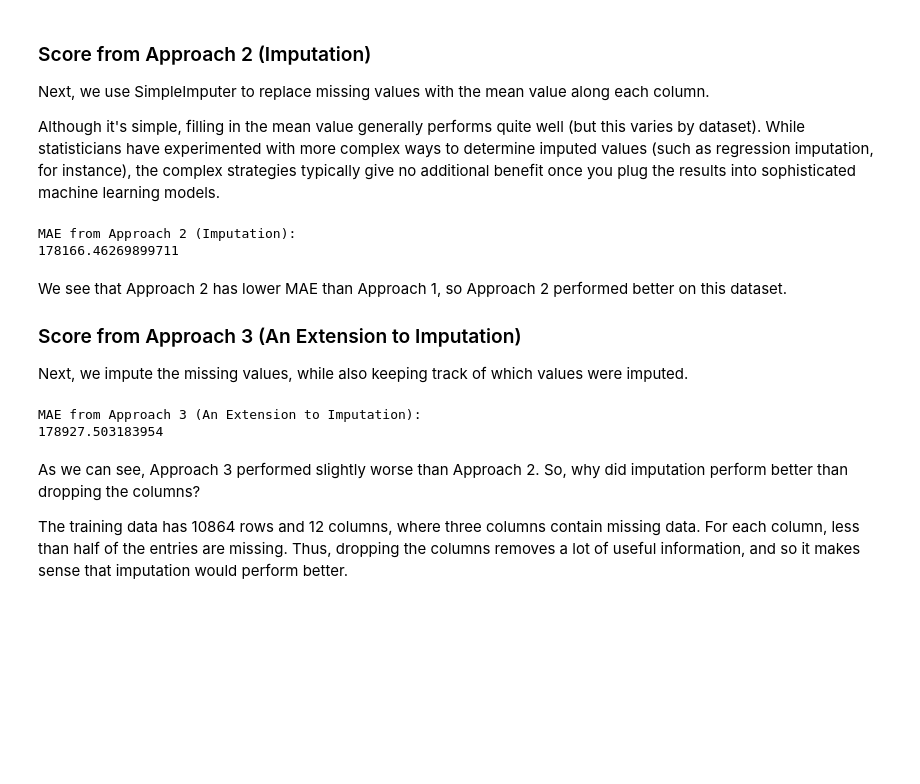
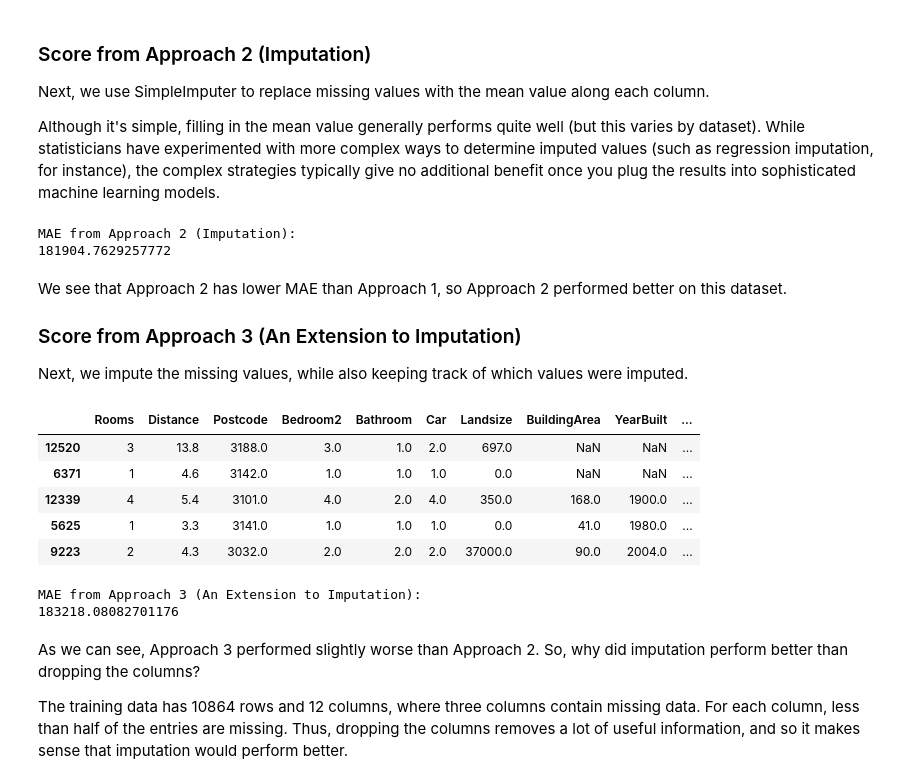
Before and after one commit to zoubida123ck/python-for-finance, a Jupyter notebook: day_03/lessons/03-missing_value.ipynb, the cells around one changed output. Drawn from its saved outputs; the diff is of its cells as text; code cells hidden in the pictures; blank space fills up the shorter version.

```diff
--- a/day_03/lessons/03-missing_value.ipynb
+++ b/day_03/lessons/03-missing_value.ipynb
@@ -67,5 +67,18 @@ X.head()
 | 4 | 4 | 2.5 | 3067.0 | 3.0 | 1.0 | 2.0 | 120.0 | 142.0 | 2014.0 | ... |
 # %%
 # Divide data into training and validation subsets
-X_train, X_valid, y_train, y_valid = train_test_split(X, y, train_size=0.8, test_size=0.2,
+X_train, X_valid, y_train, y_valid = train_test_split(X, y,  test_size=0.33,
                                                       random_state=0)
+
+print(X.shape)
+print(X_train.shape)
+print(X_valid.shape)
+
+print(y_valid)
+
+
+per_t = (X_train.shape[0]/X.shape[0] * 100)
+print(" Percentage of trainning subset :", per_t)
+
+per_v = (X_valid.shape[0]/X.shape[0] * 100)
+print(" Percentage of validation subset :", per_v)
@@ -124,7 +155,7 @@ print("MAE from Approach 2 (Imputation):")
 print(score_dataset(imputed_X_train, imputed_X_valid, y_train, y_valid))
 # %% [output]
 MAE from Approach 2 (Imputation):
-178166.46269899711
+181904.7629257772
 # %% [markdown]
 We see that Approach 2 has lower MAE than Approach 1, so Approach 2 performed better on this dataset.
 ### Score from Approach 3 (An Extension to Imputation)
@@ -133,12 +164,21 @@ Next, we impute the missing values, while also keeping track of which values wer
 # %%
 # Make copy to avoid changing original data (when imputing)
 X_train_plus = X_train.copy()
 X_valid_plus = X_valid.copy()
 
 # Make new columns indicating what will be imputed
 for col in cols_with_missing:
     X_train_plus[col + '_was_missing'] = X_train_plus[col].isnull()
     X_valid_plus[col + '_was_missing'] = X_valid_plus[col].isnull()
+
+X_train_plus.head()
+# %% [output]
+|  | Rooms | Distance | Postcode | Bedroom2 | Bathroom | Car | Landsize | BuildingArea | YearBuilt | ... |
+| 12520 | 3 | 13.8 | 3188.0 | 3.0 | 1.0 | 2.0 | 697.0 | NaN | NaN | ... |
+| 6371 | 1 | 4.6 | 3142.0 | 1.0 | 1.0 | 1.0 | 0.0 | NaN | NaN | ... |
+| 12339 | 4 | 5.4 | 3101.0 | 4.0 | 2.0 | 4.0 | 350.0 | 168.0 | 1900.0 | ... |
+| 5625 | 1 | 3.3 | 3141.0 | 1.0 | 1.0 | 1.0 | 0.0 | 41.0 | 1980.0 | ... |
+| 9223 | 2 | 4.3 | 3032.0 | 2.0 | 2.0 | 2.0 | 37000.0 | 90.0 | 2004.0 | ... |
 # %%
 # Imputation
 my_imputer = SimpleImputer()
@@ -153,7 +193,7 @@ print("MAE from Approach 3 (An Extension to Imputation):")
 print(score_dataset(imputed_X_train_plus, imputed_X_valid_plus, y_train, y_valid))
 # %% [output]
 MAE from Approach 3 (An Extension to Imputation):
-178927.503183954
+183218.08082701176
 # %% [markdown]
 As we can see, Approach 3 performed slightly worse than Approach 2.
 So, why did imputation perform better than dropping the columns?
```
Also changed, not shown: parts of 2 cells of this notebook, 1 other file.
